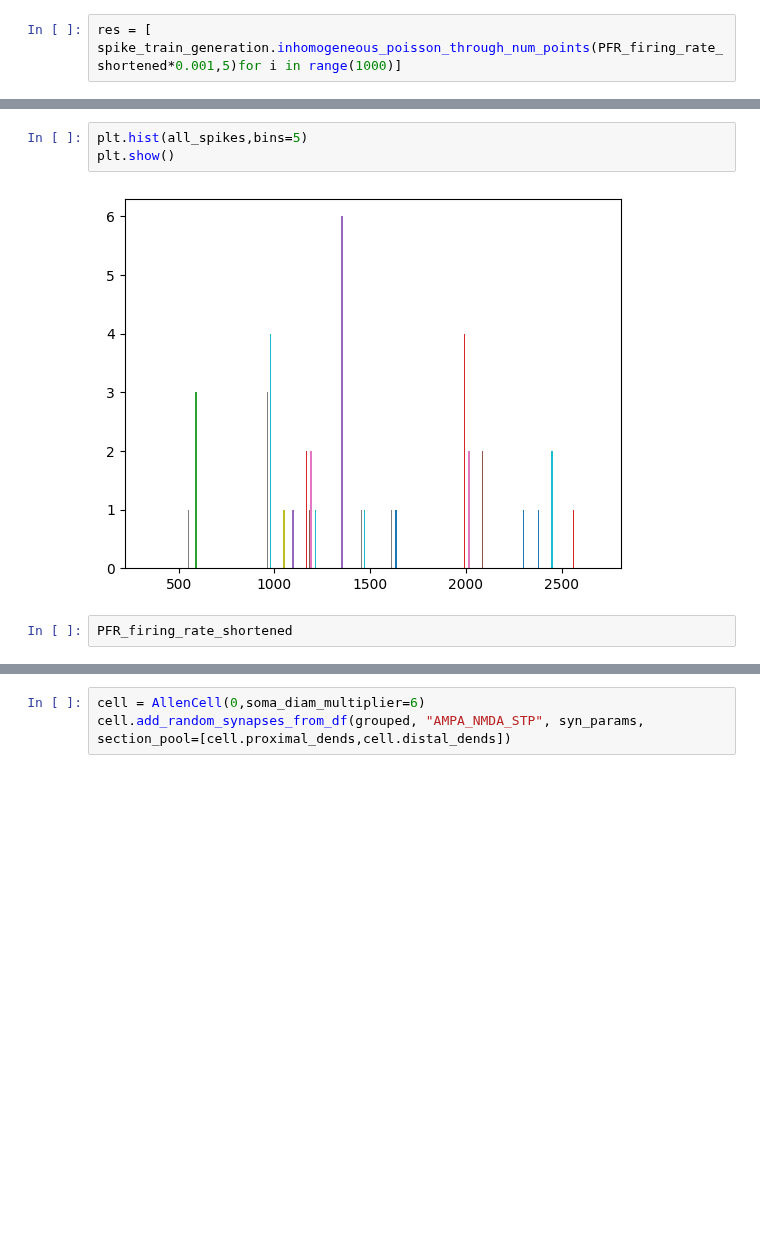
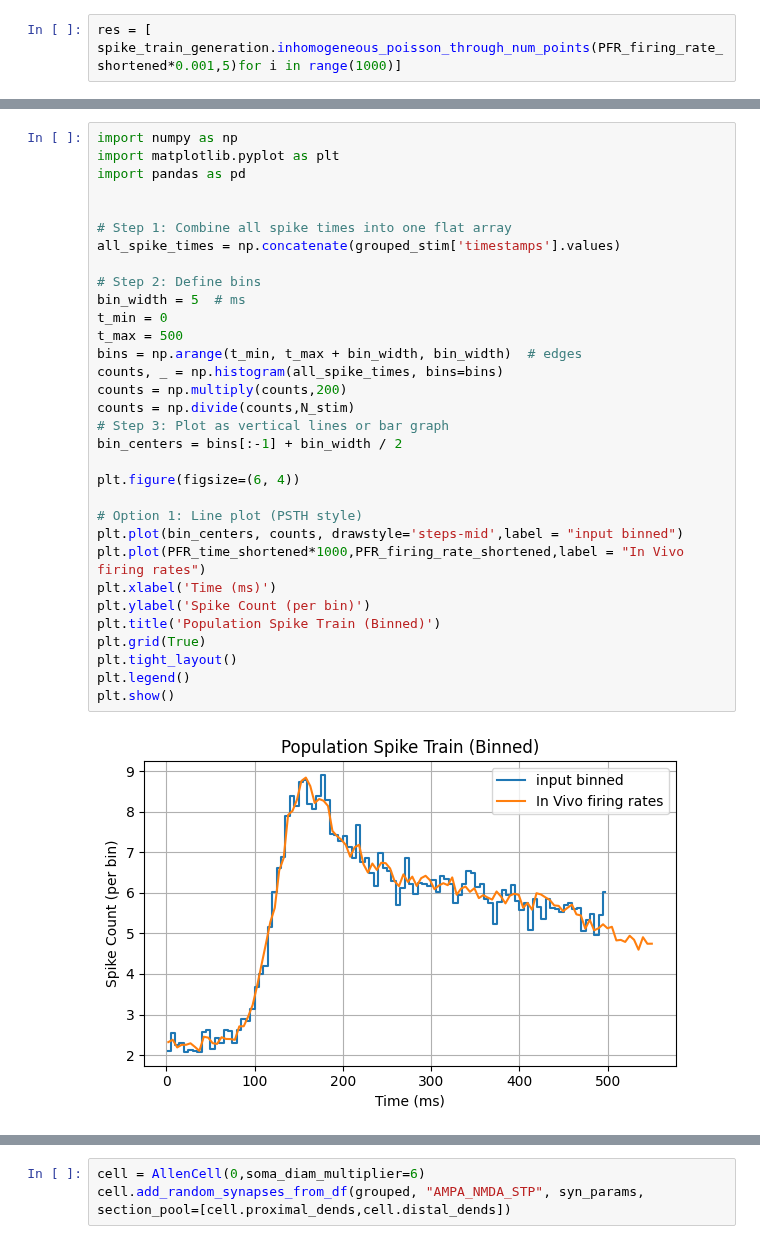
Before and after one commit to ddopp4877/single-cell-tuning, a Jupyter notebook: stim_synapses.ipynb, the cells around one changed output, grey strips where cells are left out. Saved outputs shown, nothing was run; the diff lists cells and outputs as text; blank space fills up the shorter version.

```diff
--- a/stim_synapses.ipynb
+++ b/stim_synapses.ipynb
@@ -340,10 +344,37 @@ plt.show()
-# %%
-plt.hist(all_spikes,bins=5)
-plt.show()
-# %% [output]
-[figure, removed]
-# %%
-PFR_firing_rate_shortened
+# %%
+import numpy as np
+import matplotlib.pyplot as plt
+import pandas as pd
+
+
+# Step 1: Combine all spike times into one flat array
+all_spike_times = np.concatenate(grouped_stim['timestamps'].values)
+
+# Step 2: Define bins
+bin_width = 5  # ms
+t_min = 0
+t_max = 500
+bins = np.arange(t_min, t_max + bin_width, bin_width)  # edges
+counts, _ = np.histogram(all_spike_times, bins=bins)
+counts = np.multiply(counts,200)
+counts = np.divide(counts,N_stim)
+# Step 3: Plot as vertical lines or bar graph
+bin_centers = bins[:-1] + bin_width / 2
+
+plt.figure(figsize=(6, 4))
+
+# Option 1: Line plot (PSTH style)
+plt.plot(bin_centers, counts, drawstyle='steps-mid',label = "input binned")
+plt.plot(PFR_time_shortened*1000,PFR_firing_rate_shortened,label = "In Vivo firing rates")
+plt.xlabel('Time (ms)')
+plt.ylabel('Spike Count (per bin)')
+plt.title('Population Spike Train (Binned)')
+plt.grid(True)
+plt.tight_layout()
+plt.legend()
+plt.show()
+# %% [output]
+[figure, added]
 # %%
 
 N_background = 8000
```
Also changed, not shown: parts of 24 cells of this notebook.
